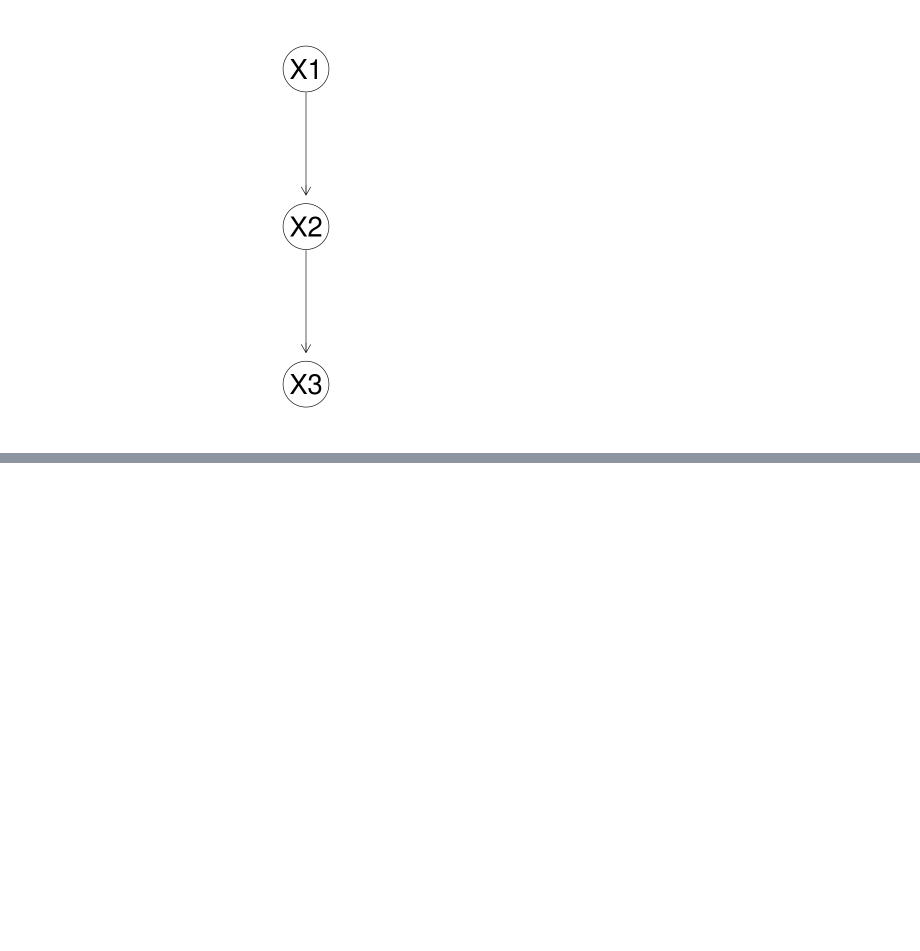
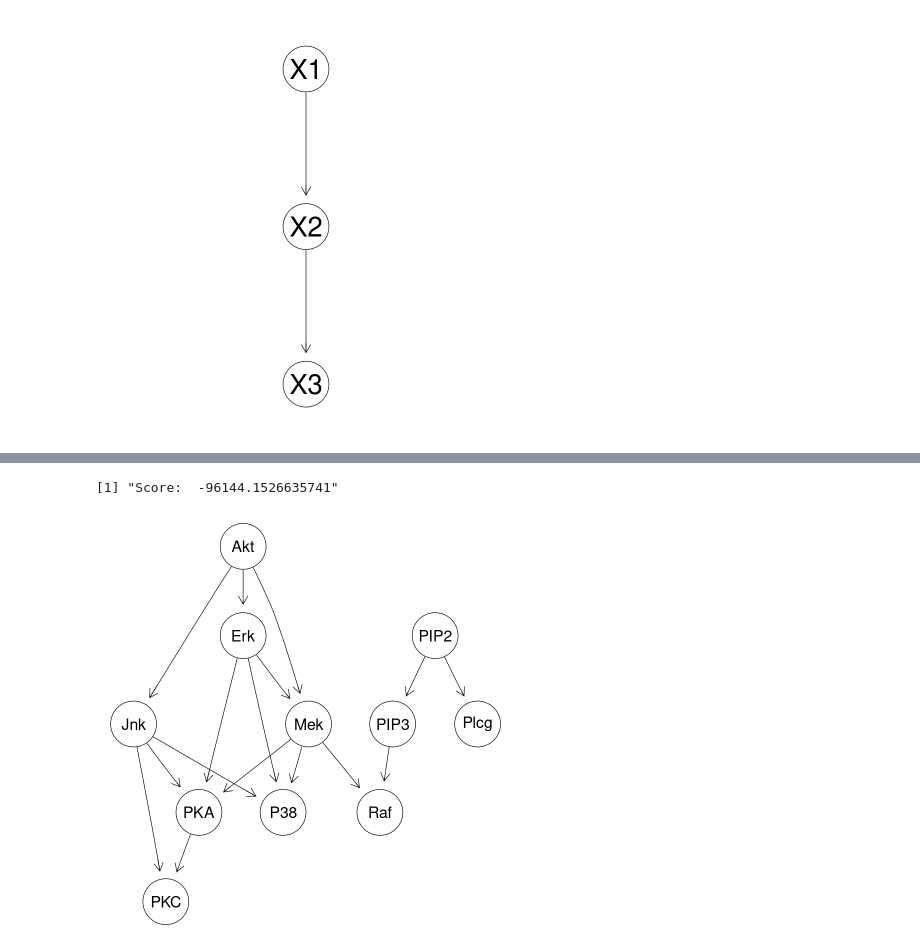
Before and after one commit to LorenzoVigorelli/BayesianNetworks, a Jupyter notebook: K2algo.ipynb, the cells around one changed output, grey strips where cells are left out. Drawn from its saved outputs; the diff is of its cells as text; code cells hidden in the pictures; blank space fills up the shorter version.

```diff
--- a/K2algo.ipynb
+++ b/K2algo.ipynb
@@ -143,0 +279,3 @@ graphviz.plot(dag, shape="circle")
+# %%
+sachs_df <- read_csv('https://www.ccd.pitt.edu/wiki/images/SACHS10k.csv', show_col_types = FALSE)
+head(sachs_df)
@@ -143,0 +292,10 @@ graphviz.plot(dag, shape="circle")
+# %%
+res <- K2_pipeline(sachs_df, max_parents=3)
+print(paste("Score: ", res$score))
+# %% [output]
+[1] "Score:  -96144.1526635741"
+# %%
+dag <- res$dag
+graphviz.plot(dag, shape="circle")
+# %% [output]
+[figure, added]
```
Also changed, not shown: parts of 27 cells of this notebook.
